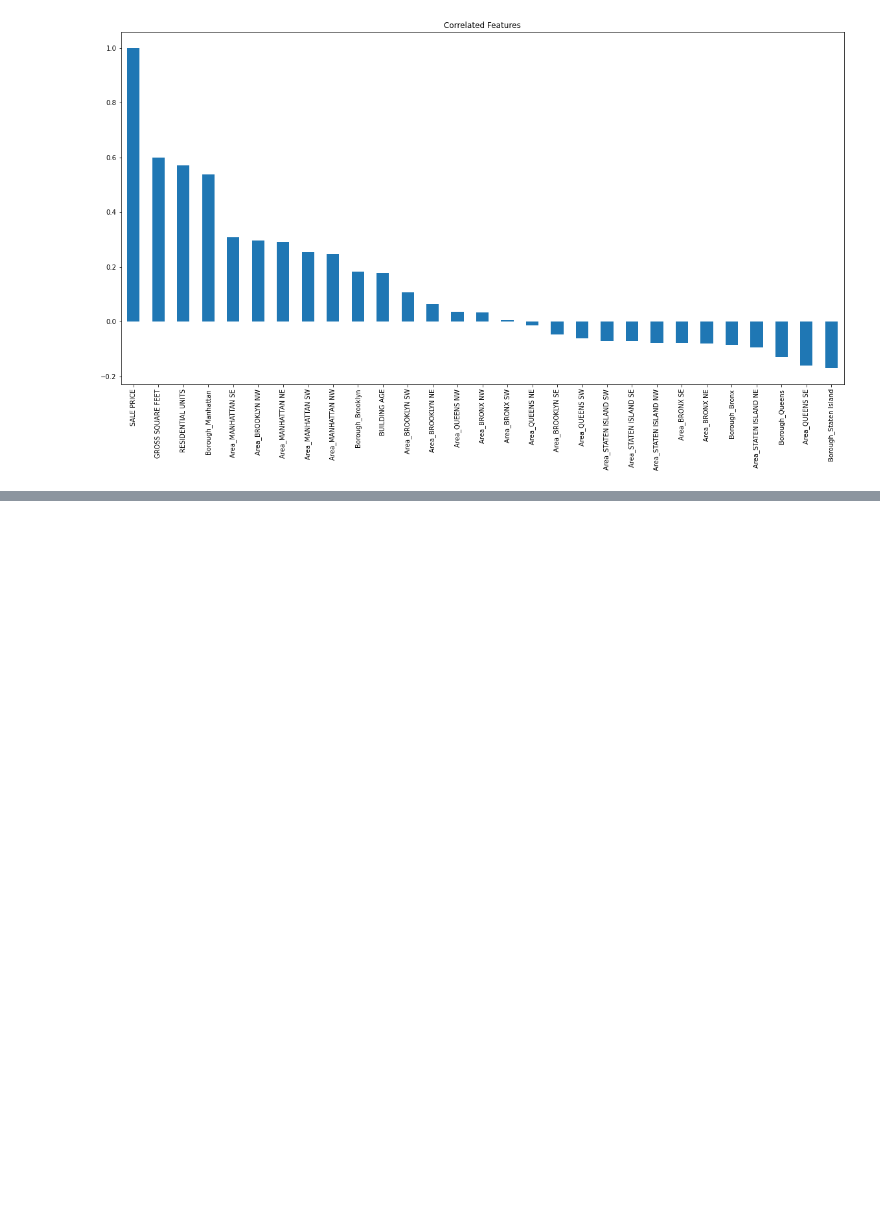
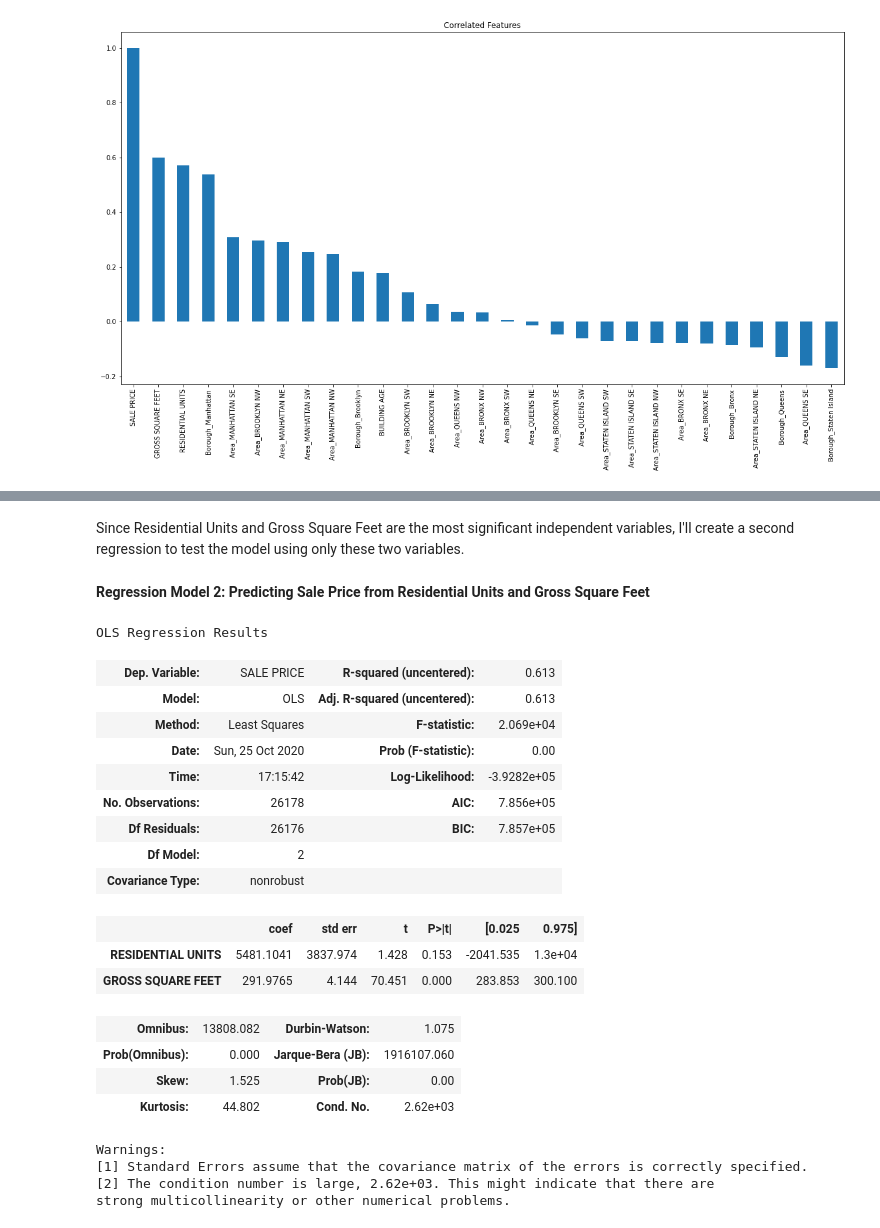
Before and after one commit to nmessing/NYCRealEstateProject, a Jupyter notebook: NYC Real Estate.ipynb, the cells around one changed output, grey strips where cells are left out. Saved outputs shown, nothing was run; the diff lists cells and outputs as text; code cells hidden in the pictures; blank space fills up the shorter version.

```diff
--- a/NYC Real Estate.ipynb
+++ b/NYC Real Estate.ipynb
@@ -539,3 +540,37 @@ Warnings:
 [1] Standard Errors assume that the covariance matrix of the errors is correctly specified.
 [2] The condition number is large, 7.9e+04. This might indicate that there are
 strong multicollinearity or other numerical problems.
+# %% [markdown]
+Since Residential Units and Gross Square Feet are the most significant independent variables, I'll create a second regression to test the model using only these two variables.
+# %% [markdown]
+<b>Regression Model 2: Predicting Sale Price from Residential Units and Gross Square Feet</b>
+# %%
+filt3 = ['RESIDENTIAL UNITS', 'GROSS SQUARE FEET']
+X2 = nyc[filt3]
+y = nyc['SALE PRICE']
+
+OLSmodel2 = sm.OLS(y, X2)
+OLSmodelResult2 = OLSmodel2.fit()
+OLSmodelResult2.summary()
+# %% [output]
+OLS Regression Results
+| Dep. Variable: | SALE PRICE | R-squared (uncentered): | 0.613 |
+| Model: | OLS | Adj. R-squared (uncentered): | 0.613 |
+| Method: | Least Squares | F-statistic: | 2.069e+04 |
+| Date: | Sun, 25 Oct 2020 | Prob (F-statistic): | 0.00 |
+| Time: | 17:15:42 | Log-Likelihood: | -3.9282e+05 |
+| No. Observations: | 26178 | AIC: | 7.856e+05 |
+| Df Residuals: | 26176 | BIC: | 7.857e+05 |
+| Df Model: | 2 |  |  |
+| Covariance Type: | nonrobust |  |  |
+|  | coef | std err | t | P>|t| | [0.025 | 0.975] |
+| RESIDENTIAL UNITS | 5481.1041 | 3837.974 | 1.428 | 0.153 | -2041.535 | 1.3e+04 |
+| GROSS SQUARE FEET | 291.9765 | 4.144 | 70.451 | 0.000 | 283.853 | 300.100 |
+| Omnibus: | 13808.082 | Durbin-Watson: | 1.075 |
+| Prob(Omnibus): | 0.000 | Jarque-Bera (JB): | 1916107.060 |
+| Skew: | 1.525 | Prob(JB): | 0.00 |
+| Kurtosis: | 44.802 | Cond. No. | 2.62e+03 |
+Warnings:
+[1] Standard Errors assume that the covariance matrix of the errors is correctly specified.
+[2] The condition number is large, 2.62e+03. This might indicate that there are
+strong multicollinearity or other numerical problems.
```
Also changed, not shown: parts of 11 cells of this notebook.
